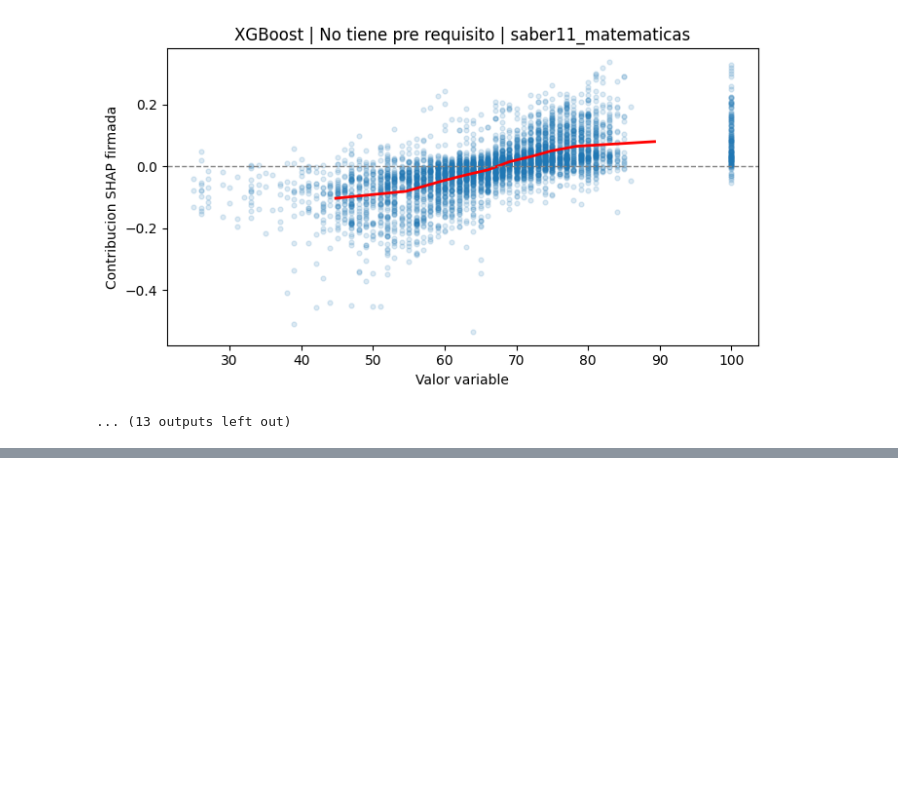
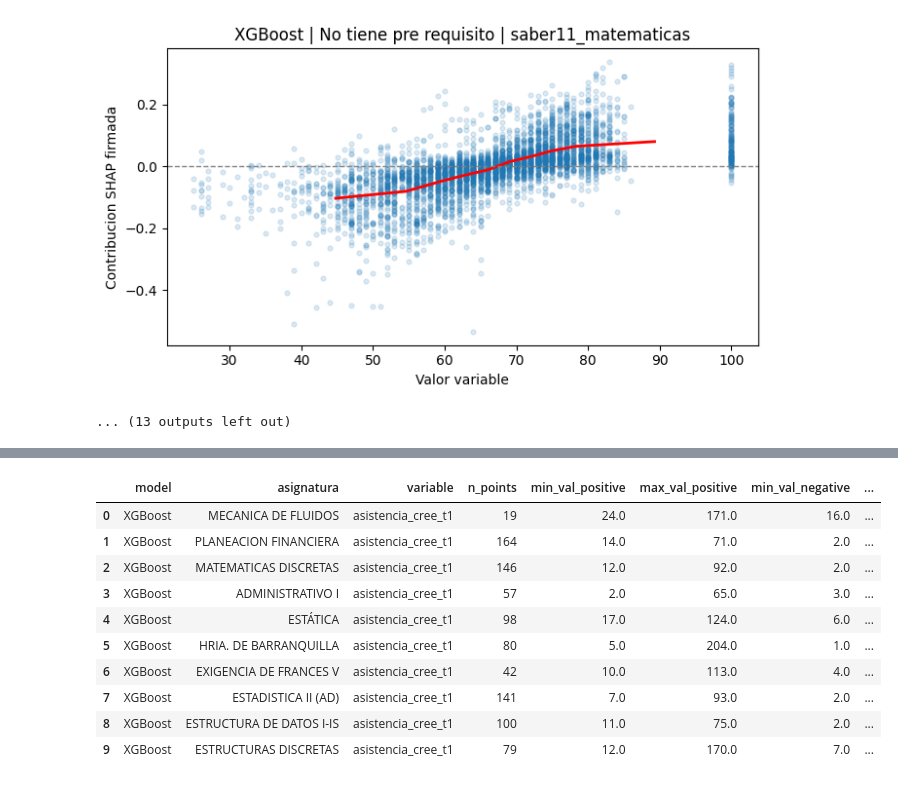
Before and after one commit to r041292/PG_Pred_NotaFinal, a Jupyter notebook: Resultados v6/Multiples Asignaturas/analisis_resultados_shap.ipynb, the cells around one changed output, grey strips where cells are left out. Cells and saved outputs as stored; diff of their text form; code cells hidden in the pictures; blank space fills up the shorter version.

```diff
--- a/Resultados v6/Multiples Asignaturas/analisis_resultados_shap.ipynb
+++ b/Resultados v6/Multiples Asignaturas/analisis_resultados_shap.ipynb
@@ -1457,0 +1878,78 @@ print("Resumen continuo generado:", continuous_relation_summary.shape)
+# %%
+def cutpoint_summary_by_course_for_variable(
+    df_base,
+    variable_name="asistencia_cree_t1",
+    model_tag="xgb",
+    exclude_zero_continuous=True,
+    min_points_var=10,
+):
+    registro_col, model_name = _resolve_registro_col(model_tag)
+
+    if variable_name not in df_base.columns:
+        raise ValueError(f"La variable {variable_name} no existe en el dataset base.")
+
+    directional_long, parse_report = build_directional_long(df_base, model_tag, registro_col)
+    print("Reporte parsing direccional:", {k: v for k, v in parse_report.items() if k != "not_parsed_examples"})
+
+    sub = directional_long[directional_long["variable"] == variable_name].copy()
+    if sub.empty:
+        return pd.DataFrame()
+
+    x = pd.to_numeric(df_base.loc[sub["row_idx"], variable_name], errors="coerce")
+    y = pd.to_numeric(sub["contrib_signed"], errors="coerce")
+    course = df_base.loc[sub["row_idx"], "Descripcion_Materia"].astype(str)
+
+    pair = pd.DataFrame({"asignatura": course.values, "x": x.values, "y": y.values}).dropna()
+    if exclude_zero_continuous:
+        pair = pair[pair["x"] != 0]
+
+    out_rows = []
+
+    for asignatura, g in pair.groupby("asignatura"):
+        if len(g) < min_points_var:
+            continue
+
+        level = (
+            g.groupby("x", as_index=False)
+            .agg(n=("y", "size"), mean_contrib=("y", "mean"))
+            .sort_values("x")
+            .reset_index(drop=True)
+        )
+
+        pos_vals = level.loc[level["mean_contrib"] > 0, "x"]
+        neg_vals = level.loc[level["mean_contrib"] < 0, "x"]
+
+        cuts = _cutpoints_neg_to_pos(level, value_col="x", contrib_col="mean_contrib")
+        cut_text = "; ".join([f"{c[0]:.4f} (entre {c[1]:.4f} y {c[2]:.4f})" for c in cuts]) if cuts else "No detectado"
+
+        out_rows.append(
+            {
+                "model": model_name,
+                "asignatura": asignatura,
+                "variable": variable_name,
+                "n_points": int(len(g)),
+                "min_val_positive": float(pos_vals.min()) if not pos_vals.empty else np.nan,
+                "max_val_positive": float(pos_vals.max()) if not pos_vals.empty else np.nan,
+                "min_val_negative": float(neg_vals.min()) if not neg_vals.empty else np.nan,
+                "max_val_negative": float(neg_vals.max()) if not neg_vals.empty else np.nan,
+                "cutpoints_neg_to_pos": cut_text,
+                "mean_signed_global": float(g["y"].mean()),
+            }
+        )
+
+    out = pd.DataFrame(out_rows)
+    if not out.empty:
+        out = out.sort_values(["mean_signed_global", "n_points"], ascending=[False, False]).reset_index(drop=True)
+    return out
+
+
+section15_asistencia_cree_t1 = cutpoint_summary_by_course_for_variable(
+    df_base=df,
+    variable_name="asistencia_cree_t1",
+    model_tag="xgb",
+    exclude_zero_continuous=True,
+    min_points_var=10,
+)
+
+display(section15_asistencia_cree_t1.head(10))
+# %% [output]
@@ -1457,0 +1957,11 @@ print("Resumen continuo generado:", continuous_relation_summary.shape)
+|  | model | asignatura | variable | n_points | min_val_positive | max_val_positive | min_val_negative | ... |
+| 0 | XGBoost | MECANICA DE FLUIDOS | asistencia_cree_t1 | 19 | 24.0 | 171.0 | 16.0 | ... |
+| 1 | XGBoost | PLANEACION FINANCIERA | asistencia_cree_t1 | 164 | 14.0 | 71.0 | 2.0 | ... |
+| 2 | XGBoost | MATEMATICAS DISCRETAS | asistencia_cree_t1 | 146 | 12.0 | 92.0 | 2.0 | ... |
+| 3 | XGBoost | ADMINISTRATIVO I | asistencia_cree_t1 | 57 | 2.0 | 65.0 | 3.0 | ... |
+| 4 | XGBoost | ESTÁTICA | asistencia_cree_t1 | 98 | 17.0 | 124.0 | 6.0 | ... |
+| 5 | XGBoost | HRIA. DE BARRANQUILLA | asistencia_cree_t1 | 80 | 5.0 | 204.0 | 1.0 | ... |
+| 6 | XGBoost | EXIGENCIA DE FRANCES V | asistencia_cree_t1 | 42 | 10.0 | 113.0 | 4.0 | ... |
+| 7 | XGBoost | ESTADISTICA II (AD) | asistencia_cree_t1 | 141 | 7.0 | 93.0 | 2.0 | ... |
+| 8 | XGBoost | ESTRUCTURA DE DATOS I-IS | asistencia_cree_t1 | 100 | 11.0 | 75.0 | 2.0 | ... |
+| 9 | XGBoost | ESTRUCTURAS DISCRETAS | asistencia_cree_t1 | 79 | 12.0 | 170.0 | 7.0 | ... |
```
Also changed, not shown: parts of 5 cells of this notebook, 1 other file.
